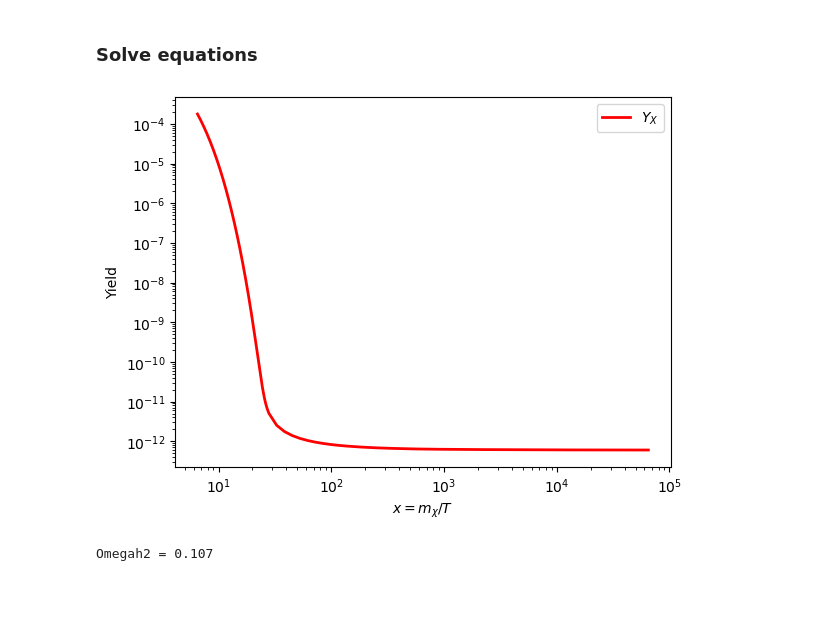
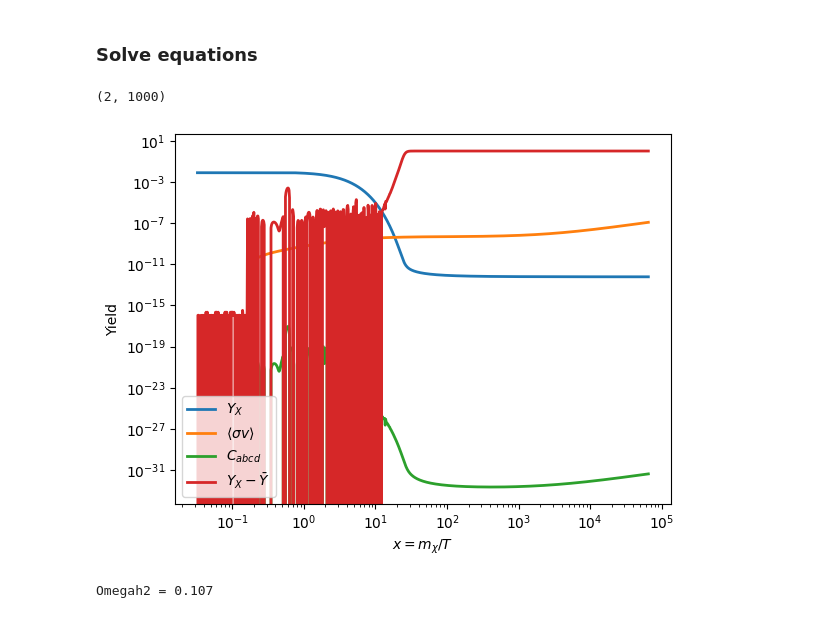
Before and after one commit to gabrielaalevi/DarkCalc, a Jupyter notebook: testSolver_FO.ipynb, the cells around one changed output. Drawn from its saved outputs; the diff is of its cells as text; code cells hidden in the pictures; blank space fills up the shorter version.

```diff
--- a/testSolver_FO.ipynb
+++ b/testSolver_FO.ipynb
@@ -108,20 +97,52 @@ y_sol = y
+# %%
+y_sol.shape
+# %% [output]
+(2, 1000)
+# %%
+sigmaV = np.zeros(len(xvals))
+Cabcd = np.zeros(len(xvals))
+ydiff = np.zeros(len(xvals))
+for i,xv in enumerate(xvals):
+    stot = sum([proc.sigmaV(xv)
+                for proc in model.collisionProcesses])
+    sigmaV[i] = stot
+    T = model.mDM/xv
+    ydiff[i] = (y_sol[1,i]-compDict[57].Yeq(T))
+    for process in model.collisionProcesses:
+        initialPDGs = process.initialPDGs
+        finalPDGs = process.finalPDGs
+        # Compute collision term:
+        a_pdg,b_pdg = initialPDGs
+        c_pdg, d_pdg = finalPDGs
+        a = compDict[a_pdg]
+        b = compDict[b_pdg]
+        c = compDict[c_pdg]
+        d = compDict[d_pdg]
+        r_eq = a.Yeq(T)*b.Yeq(T)
+        if r_eq > 0.0:
+            r_eq = r_eq/(c.Yeq(T)*d.Yeq(T))
+        # Multiply sigma by Yeq_i*Yeq_j for convenience
+        # then we just need to multiply by ratios
+        Cabcd[i] += process.sigmaV(xv)*(y_sol[a.ID,i]*y_sol[b.ID,i] - a.Yeq(T)*b.Yeq(T))
 # %%
 # fig = plt.figure(figsize=(10,8))
-# plt.plot(x,y[1,:], 'r', linewidth=2, label = r'$Y_{X}$')
-plt.plot(x_sol,y_sol[1,:], 'r', linewidth=2, label = r'$Y_{X}$')
+plt.plot(x_sol,y_sol[1,:],  linewidth=2, label = r'$Y_{X}$')
+plt.plot(xvals,sigmaV, linewidth=2, label = r'$\langle \sigma v \rangle$')
+plt.plot(xvals,Cabcd,  linewidth=2, label = r'$C_{abcd}$')
+plt.plot(xvals,ydiff/y_sol[1,:],  linewidth=2, label = r'$Y_{X}-\bar{Y}$')
 
 # plt.plot(x,y[2,:], 'b', linewidth=2, label = r'$Y_{\chi}$')
 # plt.plot(x_sol,y_sol[2,:], 'b', linewidth=2, label = r'$Y_{\chi}$',linestyle='dashed')
 
 plt.xlabel(r'$x = m_{\chi}/T$')
 plt.ylabel('Yield')
 
 plt.xscale('log')
 plt.yscale('log')
 plt.legend()
 plt.show()
 # %% [output]
-[figure, old version]
+[figure, new version]
 # %%
 Ytot = sum(y_sol[1:,-1])
 omh2 = 0.12*Ytot/(6.8e-13)
```
Also changed, not shown: parts of 7 cells of this notebook, 6 other files.
